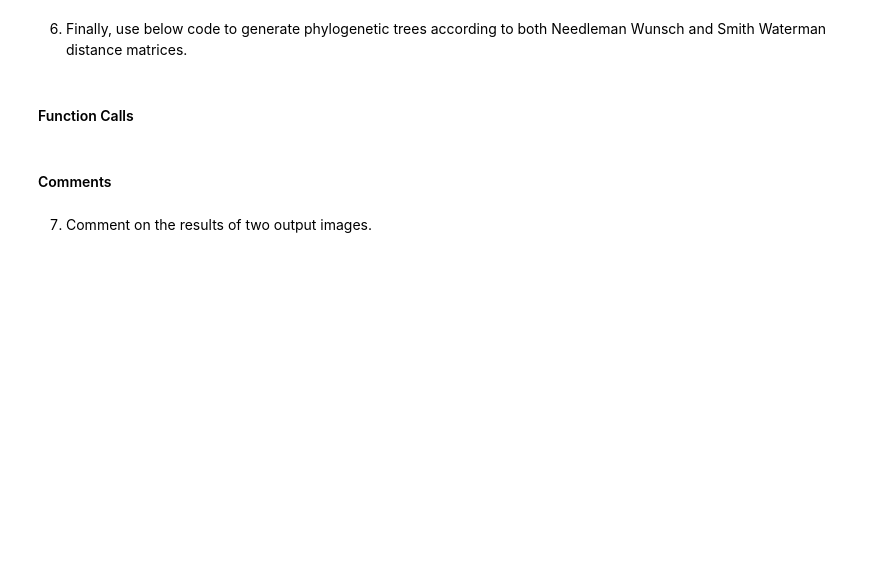
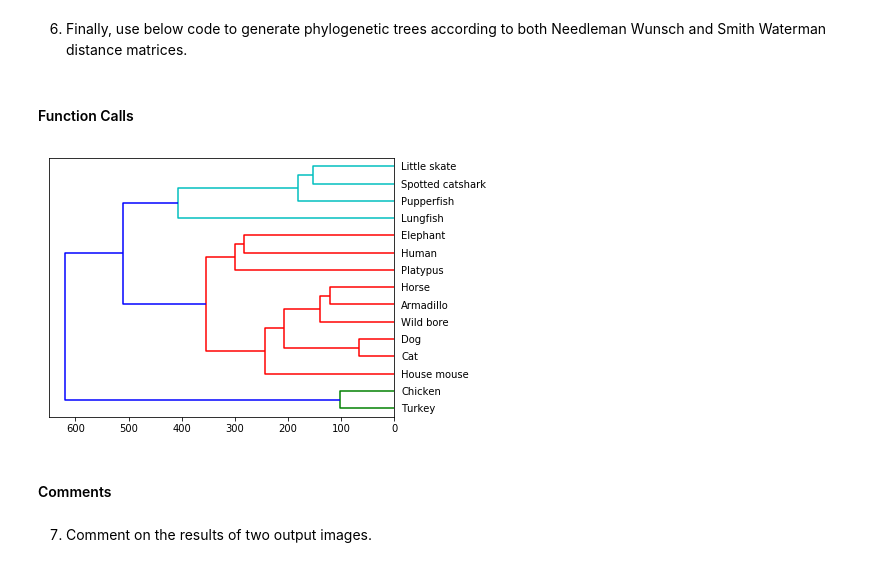
Before and after one commit to sadullahgultekin/SchoolProjects, a Jupyter notebook: Bioinformatics/Bio-Assignment1.ipynb, the cells around one changed output. Drawn from its saved outputs; the diff is of its cells as text; code cells hidden in the pictures; blank space fills up the shorter version.

Commit message:
implement distacne calculator and graph drawer

```diff
--- a/Bioinformatics/Bio-Assignment1.ipynb
+++ b/Bioinformatics/Bio-Assignment1.ipynb
@@ -186,4 +264,19 @@ def smith_waterman(seq1, seq2):
 # Calculate the score matrices for organism pairs using needleman_wunsch and smith_waterman algorithms.
 def calculate_score_matrix(organisms, algorithm):
     # Calculate score matrix using smith_waterman() or needleman_wunsch()
+    all_seqs = [elem[1] for elem in list(organisms.values())]
+
+    score_matrix = [[None for i in all_seqs] for j in all_seqs]
+
+    for idx1, seq1 in enumerate(all_seqs):
+        for idx2, seq2 in enumerate(all_seqs):
+            if algorithm == 'NW':
+                score_matrix[idx1][idx2] = needleman_wunsch(seq1, seq2)[0]
+            else:
+                score_matrix[idx1][idx2] = smith_waterman(seq1, seq2)[0]
+
     return score_matrix
+
+algorithm = 'NW'
+score_matrix = calculate_score_matrix(organisms, algorithm)
+score_matrix
@@ -198,4 +309,19 @@ def calculate_score_matrix(organisms, algorithm):
 # Calculate the distances between organism pairs.
 def calculate_distance_matrix(score_matrix, organisms, algorithm):
     # Calculate distance matrix of smith waterman score matrix or needleman wunsch score matrix
+
+    maxs = list(map(lambda x: sorted(x, reverse=True)[1], score_matrix))
+
+    for i, row in enumerate(score_matrix):
+        for j, elem in enumerate(row):
+            if i == j:
+                score_matrix[i][j] = 0
+            else:
+                score_matrix[i][j] -= maxs[i]
+
+    distance_matrix = score_matrix
+
     return distance_matrix
+
+distance_matrix = calculate_distance_matrix(score_matrix, organisms, algorithm)
+distance_matrix
@@ -205,10 +349,12 @@ def calculate_distance_matrix(score_matrix, organisms, algorithm):
 6. Finally, use below code to generate phylogenetic trees according to both Needleman Wunsch and Smith Waterman distance matrices.
 # %%
 from scipy.cluster.hierarchy import linkage, dendrogram
+import pylab
 
 def generate_phylogenetic_tree(organisms, distance_matrix, algorithm):
     average = linkage(distance_matrix, "average")
-    dendrogram(average, labels=list(organisms.keys()), orientation="left", leaf_font_size=10)
+    keys = [elem[0] for elem in organisms.values()]
+    dendrogram(average, labels=keys, orientation="left", leaf_font_size=10)
     pylab.subplots_adjust(bottom=0.1, left=0.2, right=1.0, top=1.0)
     # Save figure as pylab.savefig("YourNameSurname" + algorithm +".jpg")
     # Show figure
@@ -230,3 +375,7 @@ generate_phylogenetic_tree(organisms, distance_matrix)
+# %%
+generate_phylogenetic_tree(organisms, distance_matrix, algorithm)
+# %% [output]
+[figure, added]
 # %% [markdown]
 #### Comments
 # %% [markdown]
```
Also changed, not shown: parts of 6 cells of this notebook.
